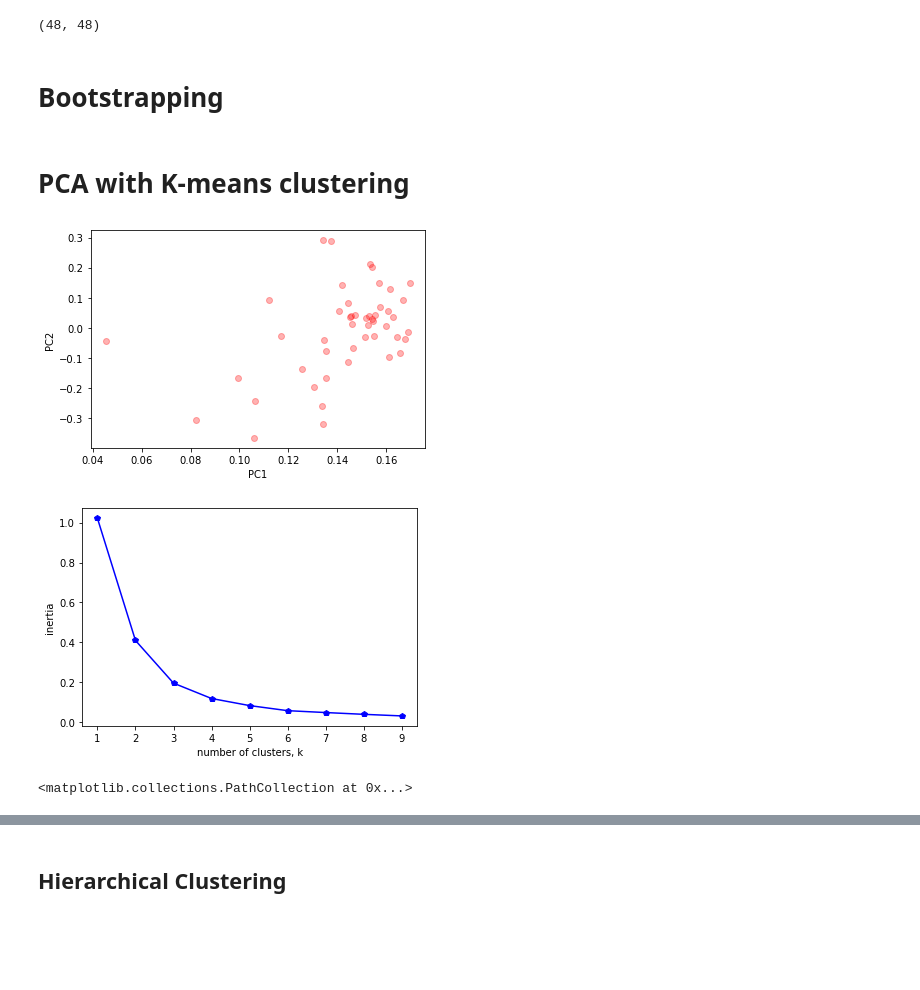
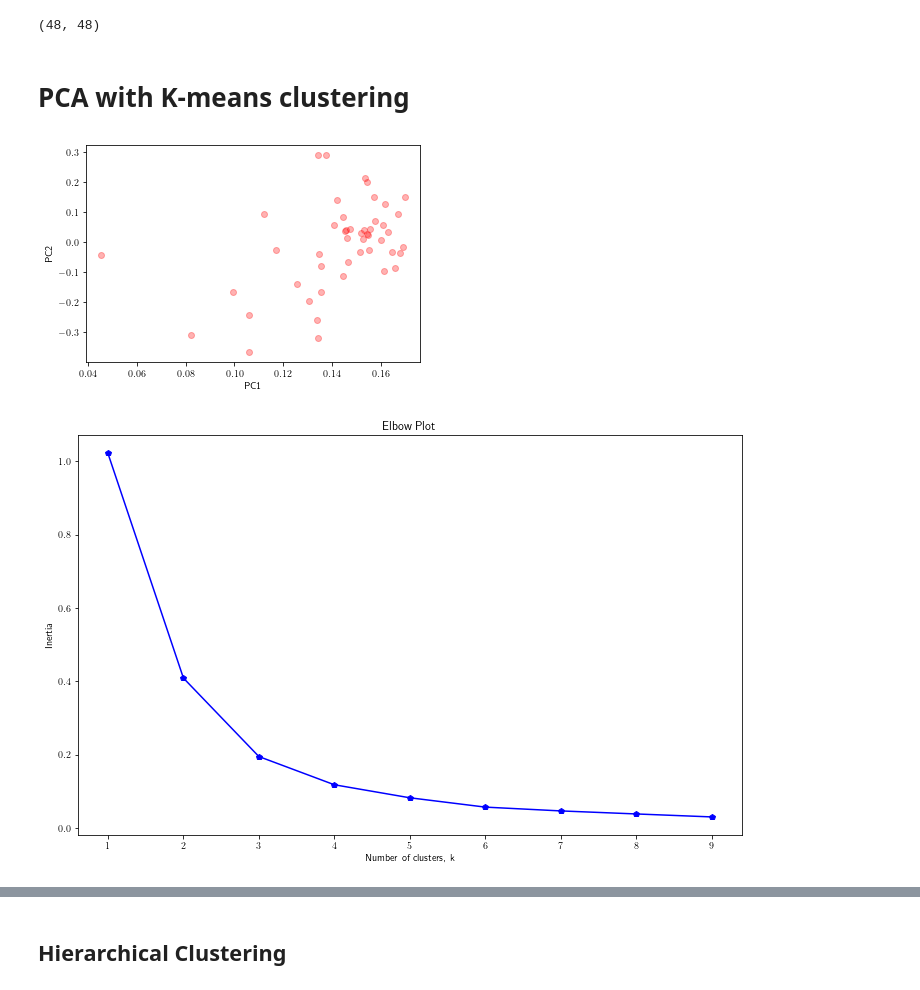
Before and after one commit to Ubaidhq/msc, a Jupyter notebook: COMP0050 - Machine Learning with applications in finance/CW2/Untitled.ipynb, the cells around one changed output, grey strips where cells are left out. Saved outputs shown, nothing was run; the diff lists cells and outputs as text; code cells hidden in the pictures; blank space fills up the shorter version.

```diff
--- a/COMP0050 - Machine Learning with applications in finance/CW2/Untitled.ipynb
+++ b/COMP0050 - Machine Learning with applications in finance/CW2/Untitled.ipynb
@@ -17,3 +19,9 @@ save figures? y
+# %%
+#matplotlib.rcParams.update(matplotlib.rcParamsDefault)
+matplotlib.rcParams.update({'font.size': 14})
+matplotlib.rc('text', usetex=True)
+# %%
+width = 430.00462
 # %%
 df = pd.read_csv("48_Industry_Portfolios_daily.CSV")
 dates = pd.to_datetime(df.iloc[:, 0], format='%Y%m%d', errors='coerce')
@@ -156,5 +75,3 @@ if savefig: plt.savefig("cumvariance.jpg")
 pca.components_.shape
 # %% [output]
 (48, 48)
-# %% [markdown]
-# Bootstrapping
@@ -180,27 +88,29 @@ plt.xlabel('PC1')
 plt.ylabel('PC2')
 plt.show()
 # %% [output]
-[figure, old version]
+[figure, new version]
 # %%
 inertias = []
 
 # Creating 10 K-Mean models while varying the number of clusters (k)
 for k in range(1,10):
     model = KMeans(n_clusters=k)
 
     # Fit model to samples
     model.fit(coefficients.iloc[:2, :].transpose())
 
     # Append the inertia to the list of inertias
     inertias.append(model.inertia_)
 
-plt.plot(range(1,10), inertias, '-p', color='blue')
-plt.xlabel('number of clusters, k')
-plt.ylabel('inertia')
+fig, ax = plt.subplots(figsize = set_size(width, fraction=2))
+ax.plot(range(1,10), inertias, '-p', color='blue')
+plt.xlabel('Number of clusters, k')
+plt.ylabel('Inertia')
+plt.title('Elbow Plot')
 if savefig: plt.savefig("elbow.jpg")
 plt.show()
 # %% [output]
-[figure, old version]
+[figure, new version]
 # %%
 %matplotlib inline
 model = KMeans(n_clusters=3)
@@ -208,11 +118,6 @@ model.fit(coefficients.iloc[:2,:].transpose())
 
 labels = model.predict(coefficients.iloc[:2,:].transpose())
 centers = model.cluster_centers_
-# %%
-%matplotlib qt
-plt.scatter(coefficients.iloc[0,:], coefficients.iloc[1, :], c=labels)
-# %% [output]
-<matplotlib.collections.PathCollection at 0x...>
 # %%
 plus_x = []
 plus_y = []
```
Also changed, not shown: parts of 20 cells of this notebook, 5 other files.
